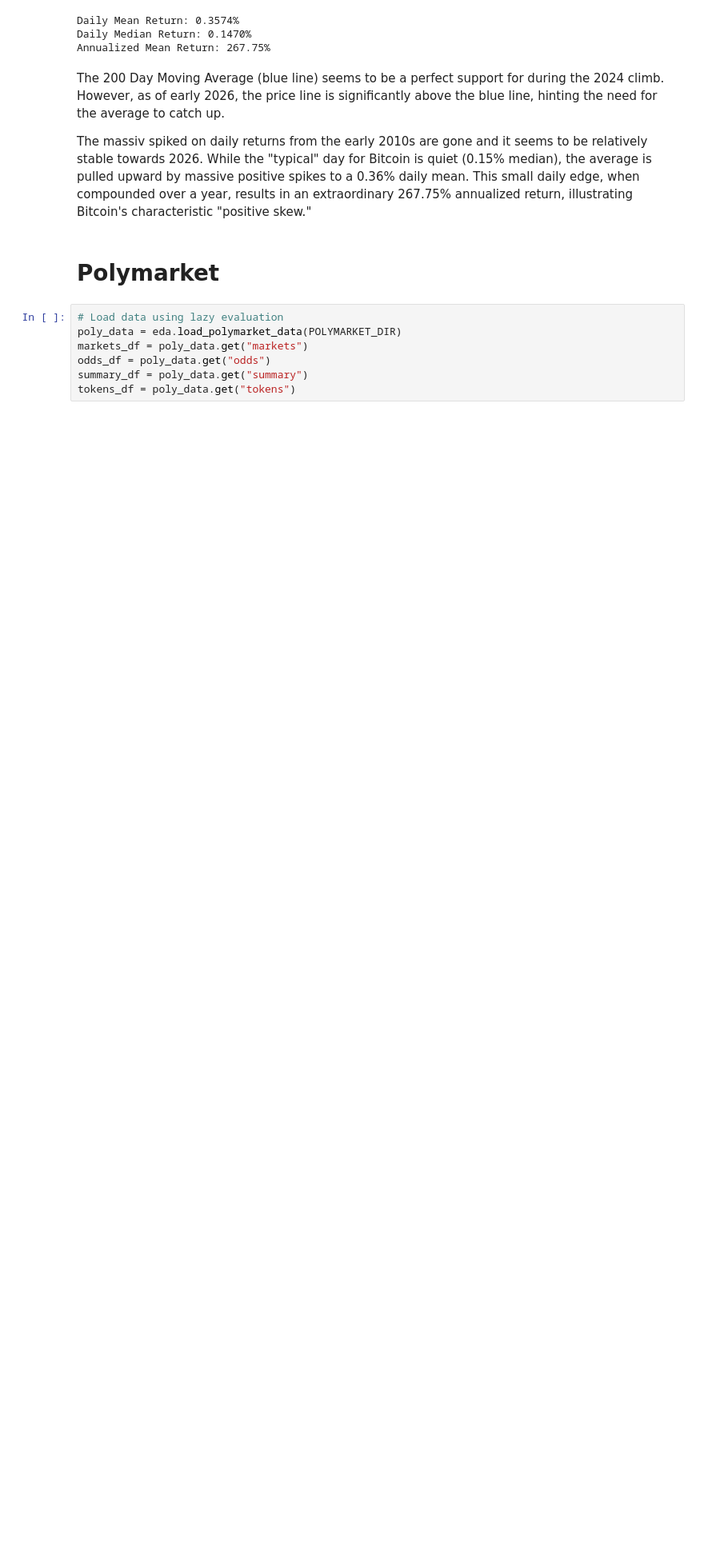
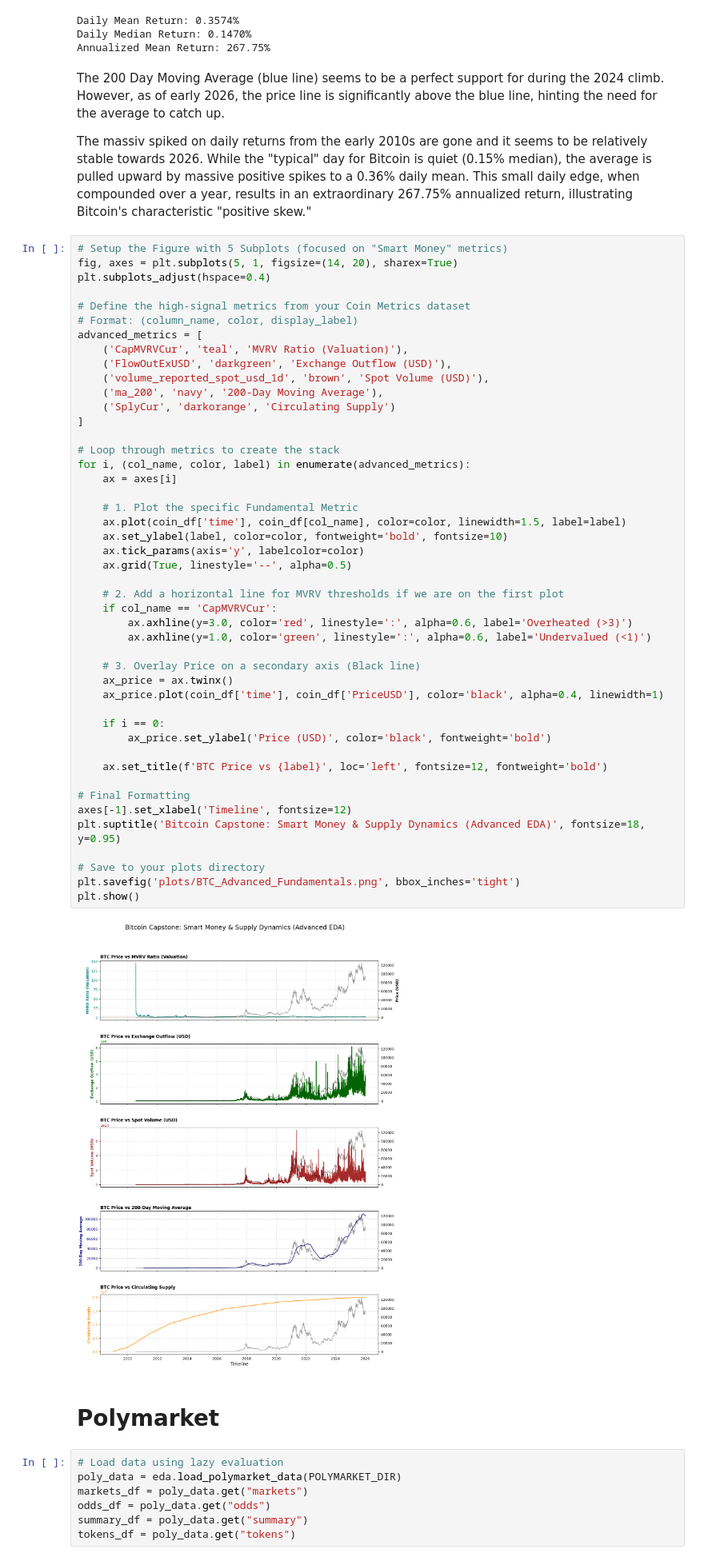
Before and after one commit to gurungkshitij/bitcoin-analytics-capstone, a Jupyter notebook: eda/EDA.ipynb, the cells around one changed output. Shown at 80% size. Saved outputs shown, nothing was run; the diff lists cells and outputs as text; blank space fills up the shorter version.

```diff
--- a/eda/EDA.ipynb
+++ b/eda/EDA.ipynb
@@ -291,6 +295,54 @@ Annualized Mean Return: 267.75%
 The 200 Day Moving Average (blue line) seems to be a perfect support for during the 2024 climb. However, as of early 2026, the price line is significantly above the blue line, hinting the need for the average to catch up.
 
 The massiv spiked on daily returns from the early 2010s are gone and it seems to be relatively stable towards 2026. While the "typical" day for Bitcoin is quiet (0.15% median), the average is pulled upward by massive positive spikes to a 0.36% daily mean. This small daily edge, when compounded over a year, results in an extraordinary 267.75% annualized return, illustrating Bitcoin's characteristic "positive skew."
+# %%
+# Setup the Figure with 5 Subplots (focused on "Smart Money" metrics)
+fig, axes = plt.subplots(5, 1, figsize=(14, 20), sharex=True)
+plt.subplots_adjust(hspace=0.4)
+
+# Define the high-signal metrics from your Coin Metrics dataset
+# Format: (column_name, color, display_label)
+advanced_metrics = [
+    ('CapMVRVCur', 'teal', 'MVRV Ratio (Valuation)'),
+    ('FlowOutExUSD', 'darkgreen', 'Exchange Outflow (USD)'),
+    ('volume_reported_spot_usd_1d', 'brown', 'Spot Volume (USD)'),
+    ('ma_200', 'navy', '200-Day Moving Average'),
+    ('SplyCur', 'darkorange', 'Circulating Supply')
+]
+
+# Loop through metrics to create the stack
+for i, (col_name, color, label) in enumerate(advanced_metrics):
+    ax = axes[i]
+
+    # 1. Plot the specific Fundamental Metric
+    ax.plot(coin_df['time'], coin_df[col_name], color=color, linewidth=1.5, label=label)
+    ax.set_ylabel(label, color=color, fontweight='bold', fontsize=10)
+    ax.tick_params(axis='y', labelcolor=color)
+    ax.grid(True, linestyle='--', alpha=0.5)
+
+    # 2. Add a horizontal line for MVRV thresholds if we are on the first plot
+    if col_name == 'CapMVRVCur':
+        ax.axhline(y=3.0, color='red', linestyle=':', alpha=0.6, label='Overheated (>3)')
+        ax.axhline(y=1.0, color='green', linestyle=':', alpha=0.6, label='Undervalued (<1)')
+
+    # 3. Overlay Price on a secondary axis (Black line)
+    ax_price = ax.twinx()
+    ax_price.plot(coin_df['time'], coin_df['PriceUSD'], color='black', alpha=0.4, linewidth=1)
+
+    if i == 0:
+        ax_price.set_ylabel('Price (USD)', color='black', fontweight='bold')
+
+    ax.set_title(f'BTC Price vs {label}', loc='left', fontsize=12, fontweight='bold')
+
+# Final Formatting
+axes[-1].set_xlabel('Timeline', fontsize=12)
+plt.suptitle('Bitcoin Capstone: Smart Money & Supply Dynamics (Advanced EDA)', fontsize=18, y=0.95)
+
+# Save to your plots directory
+plt.savefig('plots/BTC_Advanced_Fundamentals.png', bbox_inches='tight')
+plt.show()
+# %% [output]
+[figure, added]
 # %% [markdown]
 # Polymarket
 # %%
```
Also changed, not shown: parts of 3 cells of this notebook.
